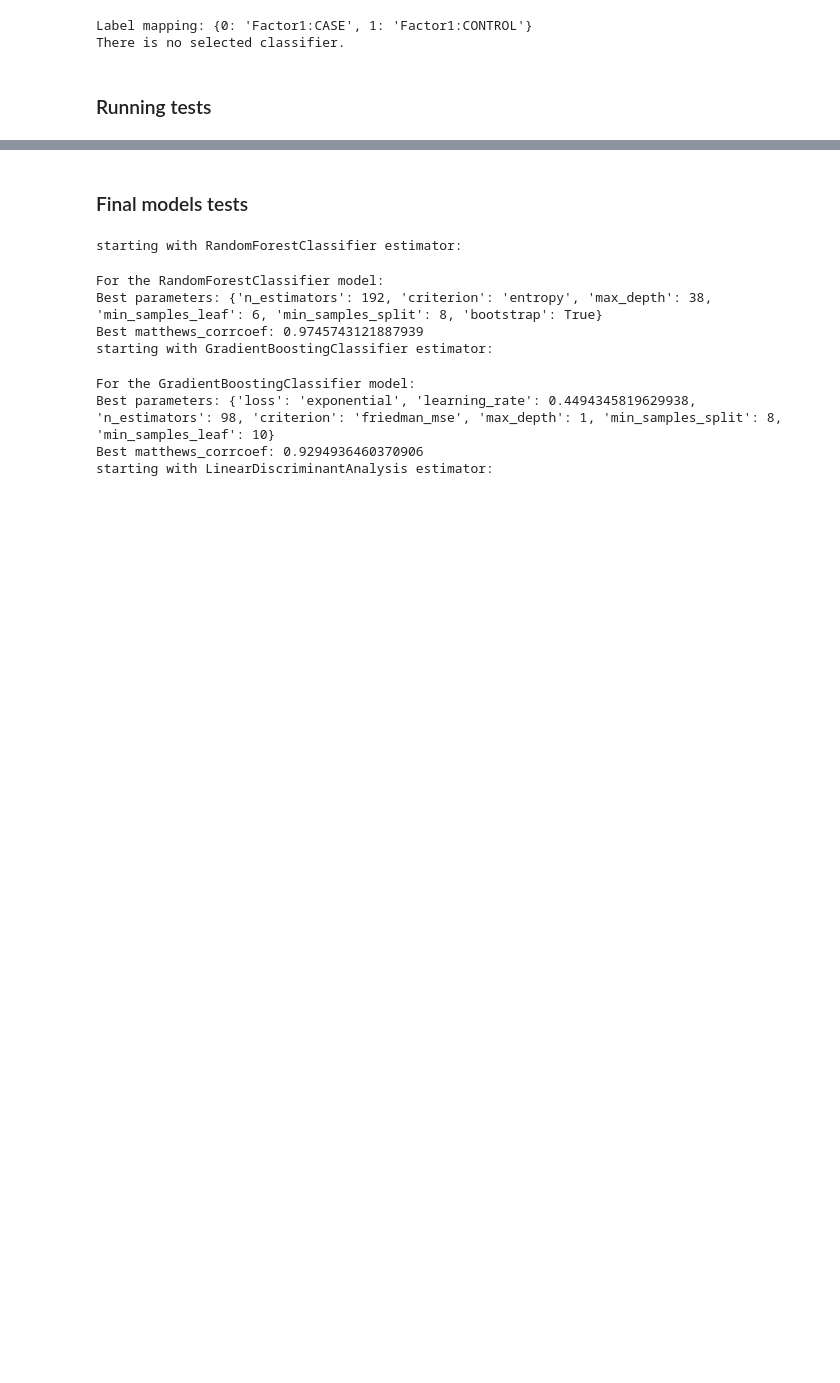
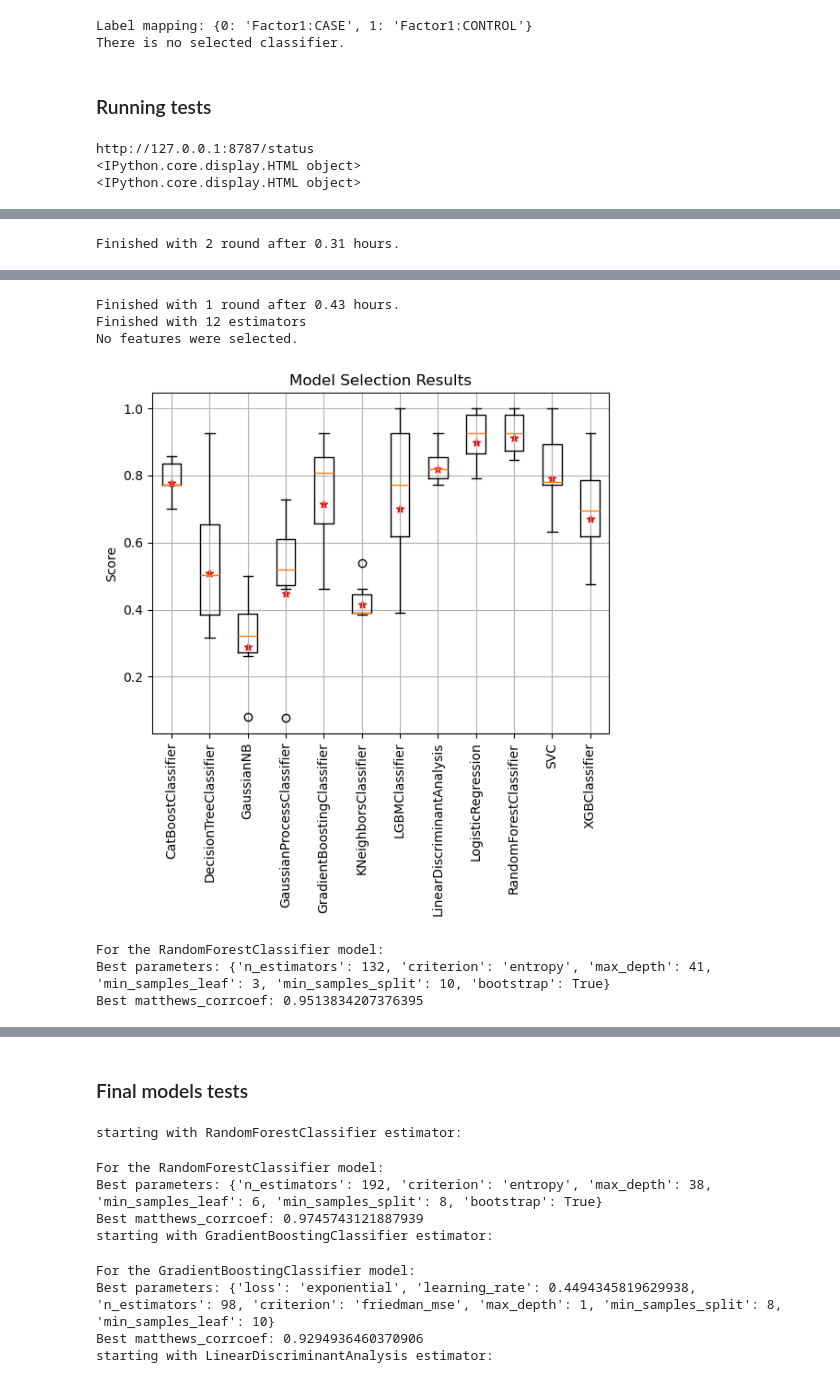
Before and after one commit to costasmexis/AI4META, a Jupyter notebook: main.ipynb, the cells around one changed output, grey strips where cells are left out. Saved outputs shown, nothing was run; the diff lists cells and outputs as text; code cells hidden in the pictures; blank space fills up the shorter version.

```diff
--- a/main.ipynb
+++ b/main.ipynb
@@ -44,4 +47,8 @@ There is no selected classifier.
 # %% [markdown]
 ### Running tests
 # %%
-fitted_mod, df = mlpipe.model_selection(optimizer='bayesian_search',n_trials_ncv=20,n_trials=50,rounds=10,score='matthews_corrcoef', return_best_model=True,plot='box',return_scores_df=True,choose_model=False,feature_selection_type='mrmr',outer_splits=3,inner_splits=3,hist_fit=True,parallel='dynamic_parallel')#exclude=[LGBMClassifier()])# search_on=[LinearDiscriminantAnalysis(),LogisticRegression()])#exclude=[LGBMClassifier()])
+fitted_mod, df = mlpipe.model_selection(optimizer='bayesian_search',n_trials_ncv=50,n_trials=50,rounds=2,score='matthews_corrcoef', return_best_model=True,plot='box',return_scores_df=True,choose_model=False,feature_selection_type='mrmr',outer_splits=3,inner_splits=3,hist_fit=True,parallel='dynamic_parallel')#exclude=[LGBMClassifier()])# search_on=[LinearDiscriminantAnalysis(),LogisticRegression()])#exclude=[LGBMClassifier()])
+# %% [output]
+http://127.0.0.1:8787/status
+<IPython.core.display.HTML object>
+<IPython.core.display.HTML object>
@@ -47,0 +61 @@ fitted_mod, df = mlpipe.model_selection(optimizer='bayesian_search',n_trials_ncv
+Finished with 2 round after 0.31 hours.
@@ -48 +64,8 @@ fitted_mod, df = mlpipe.model_selection(optimizer='bayesian_search',n_trials_ncv
+Finished with 1 round after 0.43 hours.
+Finished with 12 estimators
+No features were selected.
+[figure, added]
+For the RandomForestClassifier model:
+Best parameters: {'n_estimators': 132, 'criterion': 'entropy', 'max_depth': 41, 'min_samples_leaf': 3, 'min_samples_split': 10, 'bootstrap': True}
+Best matthews_corrcoef: 0.9513834207376395
 # %%
```
Also changed, not shown: parts of 4 cells of this notebook.
